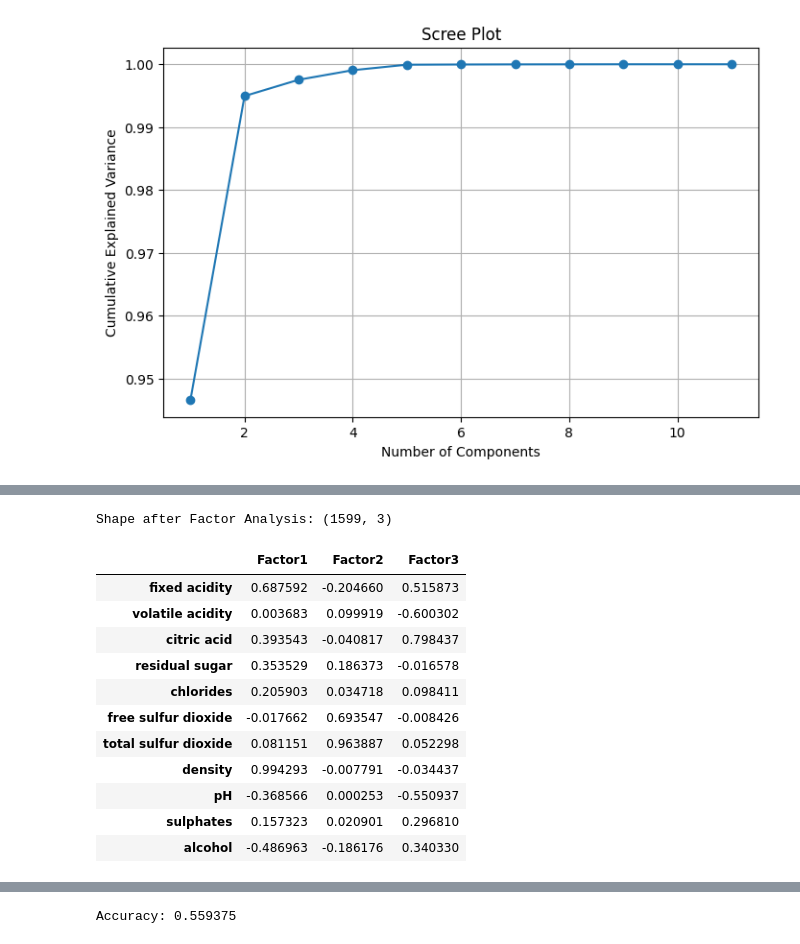
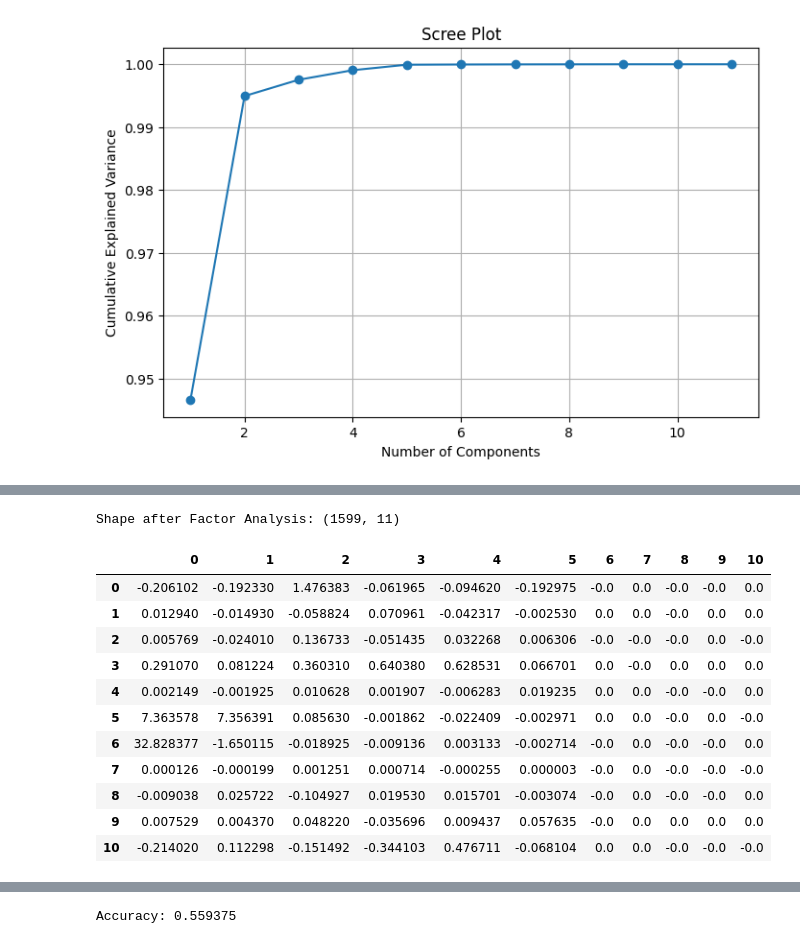
Before and after one commit to stephenbaraik/Projects, a Jupyter notebook: Stats-Lab/test.ipynb, the cells around one changed output, grey strips where cells are left out. Cells and saved outputs as stored; diff of their text form; code cells hidden in the pictures.

```diff
--- a/Stats-Lab/test.ipynb
+++ b/Stats-Lab/test.ipynb
@@ -126,29 +125,28 @@ display(loadings)
 cov_matrix = np.cov(X_scaled.T)
 eigenvalues, _ = np.linalg.eig(cov_matrix)
 # %%
-fa = FactorAnalysis(n_components=3, random_state=42)
-X_fa = fa.fit_transform(X_scaled)
+fa = FactorAnalysis()
+X_fa = fa.fit_transform(X)
 
 print("Shape after Factor Analysis:", X_fa.shape)
 # %% [output]
-Shape after Factor Analysis: (1599, 3)
+Shape after Factor Analysis: (1599, 11)
 # %%
 # Create a DataFrame for factor loadings
-loadings = pd.DataFrame(fa.components_.T,columns=['Factor1','Factor2','Factor3'],index=X.columns)
-
+loadings = pd.DataFrame(fa.components_.T)
 display(loadings)
 # %% [output]
-|  | Factor1 | Factor2 | Factor3 |
-| fixed acidity | 0.687592 | -0.204660 | 0.515873 |
-| volatile acidity | 0.003683 | 0.099919 | -0.600302 |
-| citric acid | 0.393543 | -0.040817 | 0.798437 |
-| residual sugar | 0.353529 | 0.186373 | -0.016578 |
-| chlorides | 0.205903 | 0.034718 | 0.098411 |
-| free sulfur dioxide | -0.017662 | 0.693547 | -0.008426 |
-| total sulfur dioxide | 0.081151 | 0.963887 | 0.052298 |
-| density | 0.994293 | -0.007791 | -0.034437 |
-| pH | -0.368566 | 0.000253 | -0.550937 |
-| sulphates | 0.157323 | 0.020901 | 0.296810 |
-| alcohol | -0.486963 | -0.186176 | 0.340330 |
+|  | 0 | 1 | 2 | 3 | 4 | 5 | 6 | 7 | 8 | 9 | 10 |
+| 0 | -0.206102 | -0.192330 | 1.476383 | -0.061965 | -0.094620 | -0.192975 | -0.0 | 0.0 | -0.0 | -0.0 | 0.0 |
+| 1 | 0.012940 | -0.014930 | -0.058824 | 0.070961 | -0.042317 | -0.002530 | 0.0 | 0.0 | -0.0 | 0.0 | 0.0 |
+| 2 | 0.005769 | -0.024010 | 0.136733 | -0.051435 | 0.032268 | 0.006306 | -0.0 | -0.0 | -0.0 | 0.0 | -0.0 |
+| 3 | 0.291070 | 0.081224 | 0.360310 | 0.640380 | 0.628531 | 0.066701 | 0.0 | -0.0 | 0.0 | 0.0 | 0.0 |
+| 4 | 0.002149 | -0.001925 | 0.010628 | 0.001907 | -0.006283 | 0.019235 | 0.0 | 0.0 | -0.0 | -0.0 | 0.0 |
+| 5 | 7.363578 | 7.356391 | 0.085630 | -0.001862 | -0.022409 | -0.002971 | 0.0 | 0.0 | -0.0 | 0.0 | -0.0 |
+| 6 | 32.828377 | -1.650115 | -0.018925 | -0.009136 | 0.003133 | -0.002714 | -0.0 | 0.0 | -0.0 | -0.0 | 0.0 |
+| 7 | 0.000126 | -0.000199 | 0.001251 | 0.000714 | -0.000255 | 0.000003 | -0.0 | 0.0 | -0.0 | -0.0 | -0.0 |
+| 8 | -0.009038 | 0.025722 | -0.104927 | 0.019530 | 0.015701 | -0.003074 | -0.0 | 0.0 | -0.0 | -0.0 | 0.0 |
+| 9 | 0.007529 | 0.004370 | 0.048220 | -0.035696 | 0.009437 | 0.057635 | -0.0 | 0.0 | 0.0 | 0.0 | 0.0 |
+| 10 | -0.214020 | 0.112298 | -0.151492 | -0.344103 | 0.476711 | -0.068104 | 0.0 | 0.0 | -0.0 | -0.0 | -0.0 |
 # %%
 # Discriminant Analysis
```
Also changed, not shown: parts of 3 cells of this notebook.
